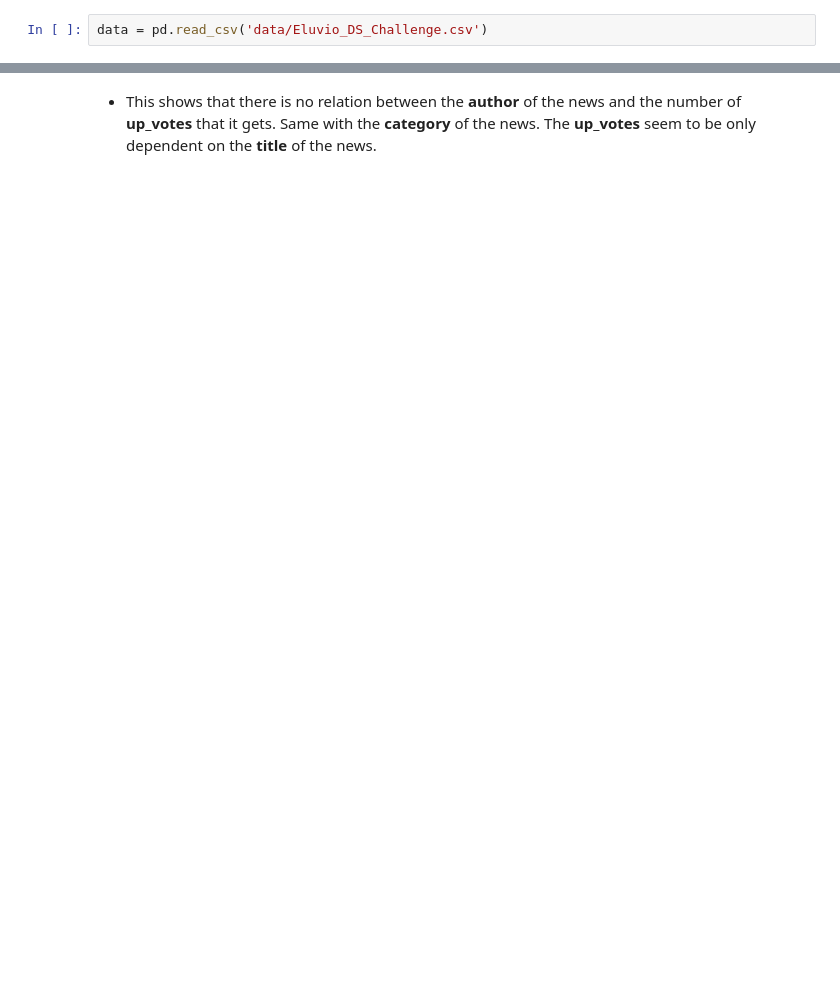
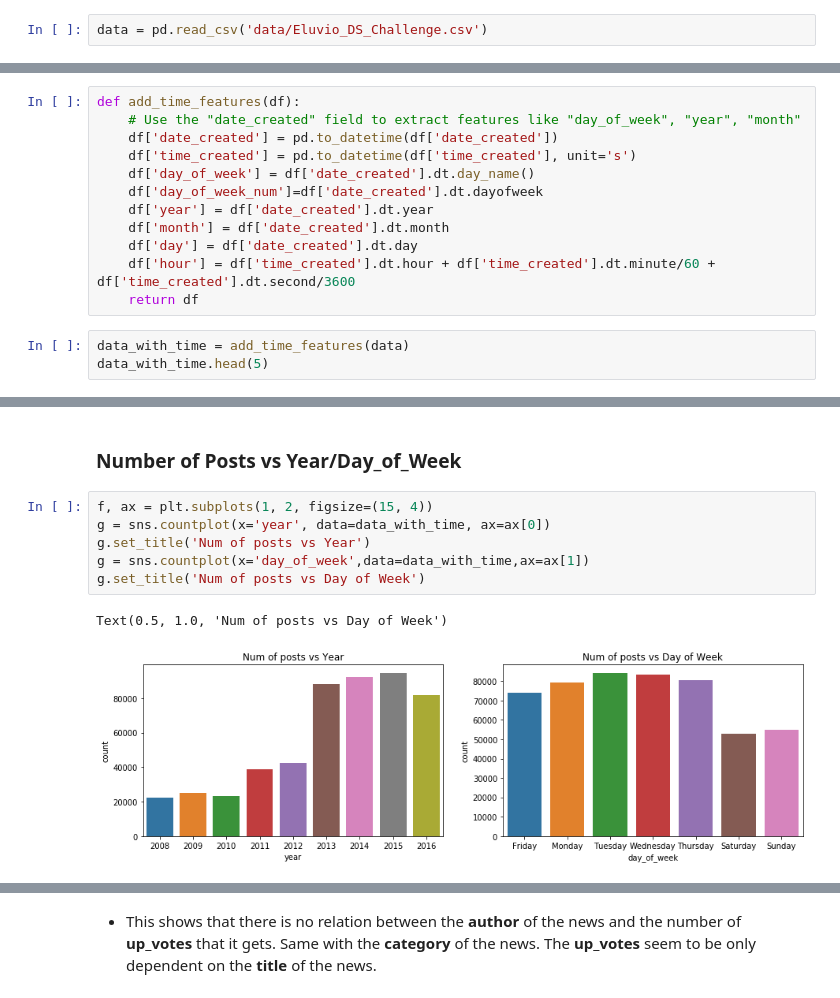
Before and after one commit to asheeshcric/eluvio-challenge, a Jupyter notebook: data_analysis.ipynb, the cells around one changed output, grey strips where cells are left out. Saved outputs shown, nothing was run; the diff lists cells and outputs as text; blank space fills up the shorter version.

Commit message:
Visualize the number of post and up_votes against multiple axes

```diff
--- a/data_analysis.ipynb
+++ b/data_analysis.ipynb
@@ -23,0 +30,15 @@ data.tail()
+# %%
+def add_time_features(df):
+    # Use the "date_created" field to extract features like "day_of_week", "year", "month"
+    df['date_created'] = pd.to_datetime(df['date_created'])
+    df['time_created'] = pd.to_datetime(df['time_created'], unit='s')
+    df['day_of_week'] = df['date_created'].dt.day_name()
+    df['day_of_week_num']=df['date_created'].dt.dayofweek
+    df['year'] = df['date_created'].dt.year
+    df['month'] = df['date_created'].dt.month
+    df['day'] = df['date_created'].dt.day
+    df['hour'] = df['time_created'].dt.hour + df['time_created'].dt.minute/60 + df['time_created'].dt.second/3600
+    return df
+# %%
+data_with_time = add_time_features(data)
+data_with_time.head(5)
@@ -23,0 +52,11 @@ data.tail()
+# %% [markdown]
+### Number of Posts vs Year/Day_of_Week
+# %%
+f, ax = plt.subplots(1, 2, figsize=(15, 4))
+g = sns.countplot(x='year', data=data_with_time, ax=ax[0])
+g.set_title('Num of posts vs Year')
+g = sns.countplot(x='day_of_week',data=data_with_time,ax=ax[1])
+g.set_title('Num of posts vs Day of Week')
+# %% [output]
+Text(0.5, 1.0, 'Num of posts vs Day of Week')
+[figure, added]
```
Also changed, not shown: parts of 34 cells of this notebook.
